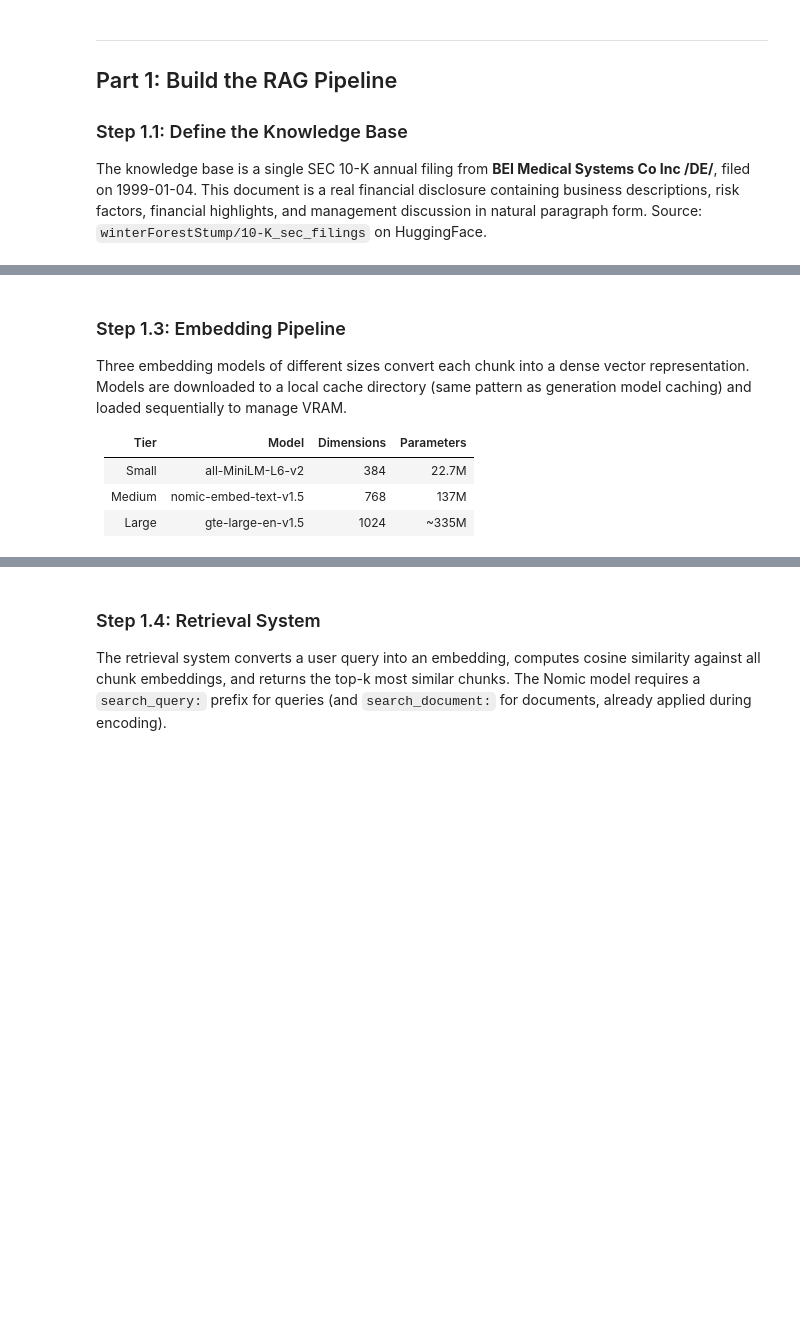
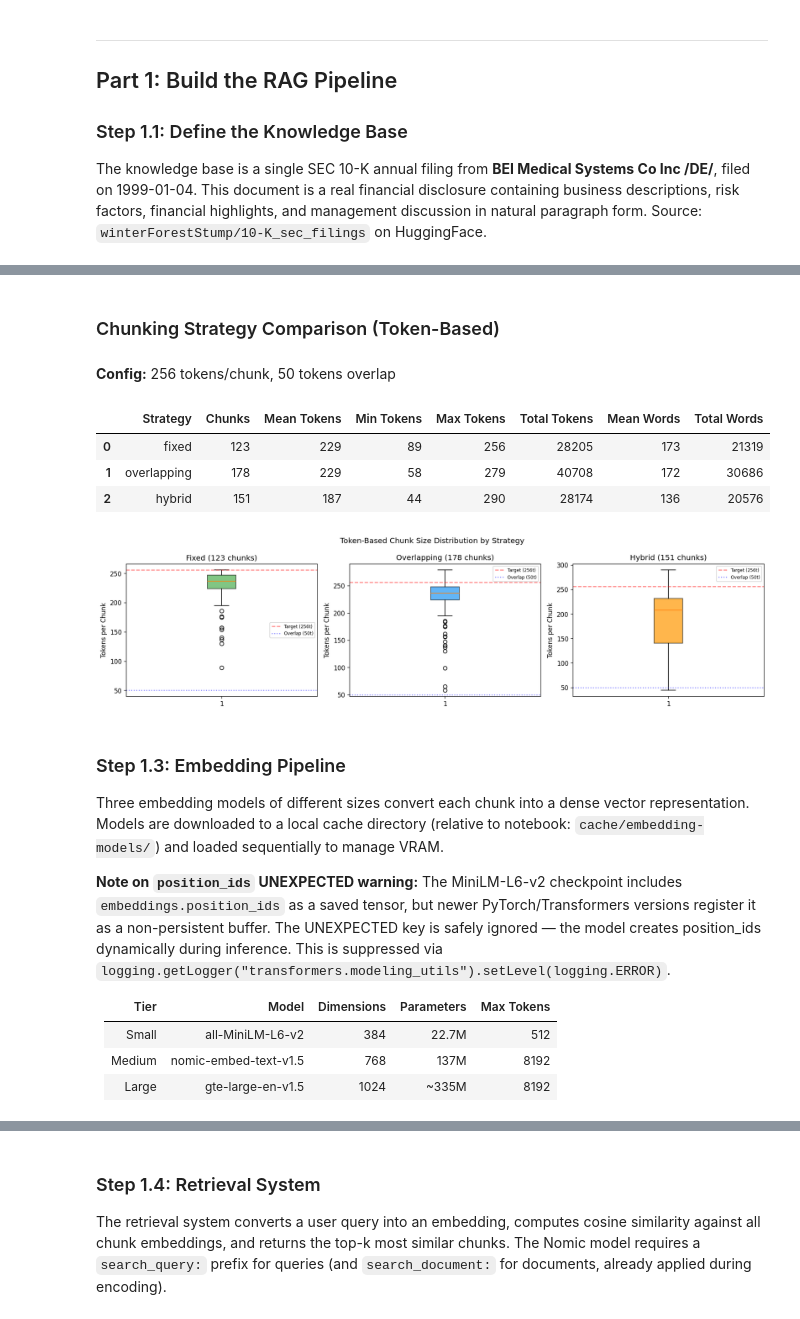
Before and after one commit to Edward-H26/MIRA, a Jupyter notebook: llm_test/rag_system.ipynb, the cells around one changed output, grey strips where cells are left out. Saved outputs shown, nothing was run; the diff lists cells and outputs as text; code cells hidden in the pictures; blank space fills up the shorter version.

```diff
--- a/llm_test/rag_system.ipynb
+++ b/llm_test/rag_system.ipynb
@@ -60,6 +92,8 @@ EMBEDDING_MODELS = [
         "tier": "Small",
         "queryPrefix": "",
         "docPrefix": "",
+        "queryPromptName": None,
+        "docPromptName": None,
     },
     {
         "modelId": "nomic-ai/nomic-embed-text-v1.5",
@@ -69,6 +103,8 @@ EMBEDDING_MODELS = [
         "tier": "Medium",
         "queryPrefix": "search_query: ",
         "docPrefix": "search_document: ",
+        "queryPromptName": "query",
+        "docPromptName": "document",
     },
     {
         "modelId": "Alibaba-NLP/gte-large-en-v1.5",
@@ -78,6 +114,8 @@ EMBEDDING_MODELS = [
         "tier": "Large",
         "queryPrefix": "",
         "docPrefix": "",
+        "queryPromptName": None,
+        "docPromptName": None,
     },
 ]
 
@@ -93,6 +131,19 @@ TOP_K_DEFAULT = 3
 TOP_K_VALUES = [1, 3, 5]
 MAX_NEW_TOKENS = 256
 
+# Token-based chunking parameters (SOTA: Chroma research, Smith & Troynikov 2024)
+# Using BERT tokenizer since all three embedding models are BERT-based
+CHUNK_SIZE_TOKENS = 256    # tokens per chunk
+CHUNK_OVERLAP_TOKENS = 50  # tokens of overlap between consecutive chunks
+CHUNK_TOKENIZER_ID = "sentence-transformers/all-MiniLM-L6-v2"  # Standard BERT WordPiece tokenizer
+
+# OpenAI evaluation config — GPT-5.4 with reasoning (Responses API)
+EVAL_MODEL = "gpt-5.4"
+EVAL_REASONING_EFFORT = "medium"
+EVAL_CLIENT = OpenAI()  # uses OPENAI_API_KEY from env
+
 display(Markdown("**Embedding models:** " + ", ".join(m["label"] for m in EMBEDDING_MODELS)))
 display(Markdown("**Generation models:** " + ", ".join(m["label"] for m in GENERATION_MODELS)))
 display(Markdown(f"**Chunking strategies:** {CHUNKING_STRATEGIES}"))
+display(Markdown(f"**Chunk config:** {CHUNK_SIZE_TOKENS} tokens/chunk, {CHUNK_OVERLAP_TOKENS} tokens overlap (BERT tokenizer)"))
+display(Markdown(f"**Evaluation model:** {EVAL_MODEL} (reasoning effort: {EVAL_REASONING_EFFORT})"))
@@ -272,47 +505,61 @@ display(Markdown(f"**Hybrid:** {len(chunksHybrid)} chunks, mean {np.mean([len(c.
 # %%
 allChunkSets = {
     "fixed": chunksFixed,
     "overlapping": chunksOverlapping,
     "hybrid": chunksHybrid,
 }
 
 comparisonRows = []
 for name, chunks in allChunkSets.items():
+    tc = [countTokens(c) for c in chunks]
     wc = [len(c.split()) for c in chunks]
     comparisonRows.append({
         "Strategy": name,
         "Chunks": len(chunks),
+        "Mean Tokens": f"{np.mean(tc):.0f}",
+        "Min Tokens": min(tc),
+        "Max Tokens": max(tc),
+        "Total Tokens": sum(tc),
         "Mean Words": f"{np.mean(wc):.0f}",
-        "Min Words": min(wc),
-        "Max Words": max(wc),
         "Total Words": sum(wc),
     })
 
 compDf = pd.DataFrame(comparisonRows)
-display(Markdown("### Chunking Strategy Comparison"))
+display(Markdown("### Chunking Strategy Comparison (Token-Based)"))
+display(Markdown(f"**Config:** {CHUNK_SIZE_TOKENS} tokens/chunk, {CHUNK_OVERLAP_TOKENS} tokens overlap"))
 display(compDf)
 
 fig, axes = plt.subplots(1, 3, figsize=(15, 4))
 colors = ["#4CAF50", "#2196F3", "#FF9800"]
 for i, (name, chunks) in enumerate(allChunkSets.items()):
-    wc = [len(c.split()) for c in chunks]
-    axes[i].boxplot(wc, patch_artist=True, boxprops=dict(facecolor=colors[i], alpha=0.7))
+    tc = [countTokens(c) for c in chunks]
+    axes[i].boxplot(tc, patch_artist=True, boxprops=dict(facecolor=colors[i], alpha=0.7))
     axes[i].set_title(f"{name.capitalize()} ({len(chunks)} chunks)")
-    axes[i].set_ylabel("Words per Chunk")
-    axes[i].axhline(y=80, color="red", linestyle="--", alpha=0.5, label="Min target (80)")
-    axes[i].axhline(y=200, color="red", linestyle="--", alpha=0.5, label="Max target (200)")
+    axes[i].set_ylabel("Tokens per Chunk")
+    axes[i].axhline(y=CHUNK_SIZE_TOKENS, color="red", linestyle="--", alpha=0.5, label=f"Target ({CHUNK_SIZE_TOKENS}t)")
+    axes[i].axhline(y=CHUNK_OVERLAP_TOKENS, color="blue", linestyle=":", alpha=0.5, label=f"Overlap ({CHUNK_OVERLAP_TOKENS}t)")
     axes[i].legend(fontsize=7)
-plt.suptitle("Chunk Size Distribution by Strategy", fontsize=12)
+plt.suptitle("Token-Based Chunk Size Distribution by Strategy", fontsize=12)
 plt.tight_layout()
 plt.show()
+# %% [output]
+### Chunking Strategy Comparison (Token-Based)
+**Config:** 256 tokens/chunk, 50 tokens overlap
+|  | Strategy | Chunks | Mean Tokens | Min Tokens | Max Tokens | Total Tokens | Mean Words | Total Words |
+| 0 | fixed | 123 | 229 | 89 | 256 | 28205 | 173 | 21319 |
+| 1 | overlapping | 178 | 229 | 58 | 279 | 40708 | 172 | 30686 |
+| 2 | hybrid | 151 | 187 | 44 | 290 | 28174 | 136 | 20576 |
+[figure, added]
 # %% [markdown]
 ### Step 1.3: Embedding Pipeline
 
-Three embedding models of different sizes convert each chunk into a dense vector representation. Models are downloaded to a local cache directory (same pattern as generation model caching) and loaded sequentially to manage VRAM.
+Three embedding models of different sizes convert each chunk into a dense vector representation. Models are downloaded to a local cache directory (relative to notebook: `cache/embedding-models/`) and loaded sequentially to manage VRAM.
 
-| Tier | Model | Dimensions | Parameters |
-|------|-------|-----------|------------|
-| Small | all-MiniLM-L6-v2 | 384 | 22.7M |
-| Medium | nomic-embed-text-v1.5 | 768 | 137M |
-| Large | gte-large-en-v1.5 | 1024 | ~335M |
+**Note on `position_ids` UNEXPECTED warning:** The MiniLM-L6-v2 checkpoint includes `embeddings.position_ids` as a saved tensor, but newer PyTorch/Transformers versions register it as a non-persistent buffer. The UNEXPECTED key is safely ignored — the model creates position_ids dynamically during inference. This is suppressed via `logging.getLogger("transformers.modeling_utils").setLevel(logging.ERROR)`.
+
+| Tier | Model | Dimensions | Parameters | Max Tokens |
+|------|-------|-----------|------------|------------|
+| Small | all-MiniLM-L6-v2 | 384 | 22.7M | 512 |
+| Medium | nomic-embed-text-v1.5 | 768 | 137M | 8192 |
+| Large | gte-large-en-v1.5 | 1024 | ~335M | 8192 |
 # %%
```
Also changed, not shown: parts of 40 cells of this notebook, 3 other files.
